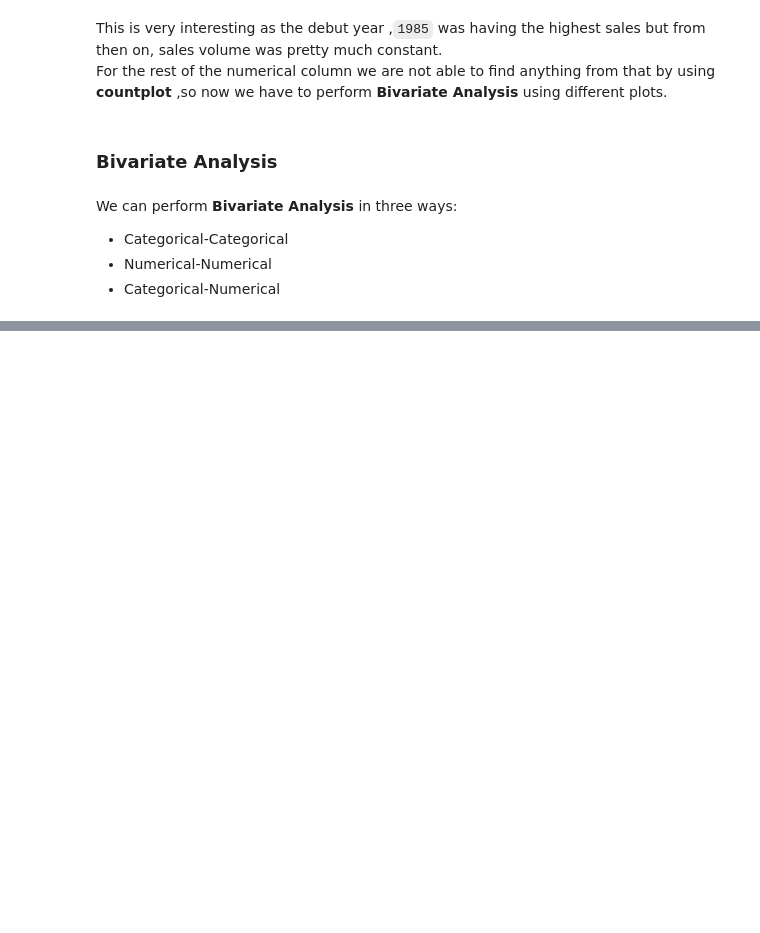
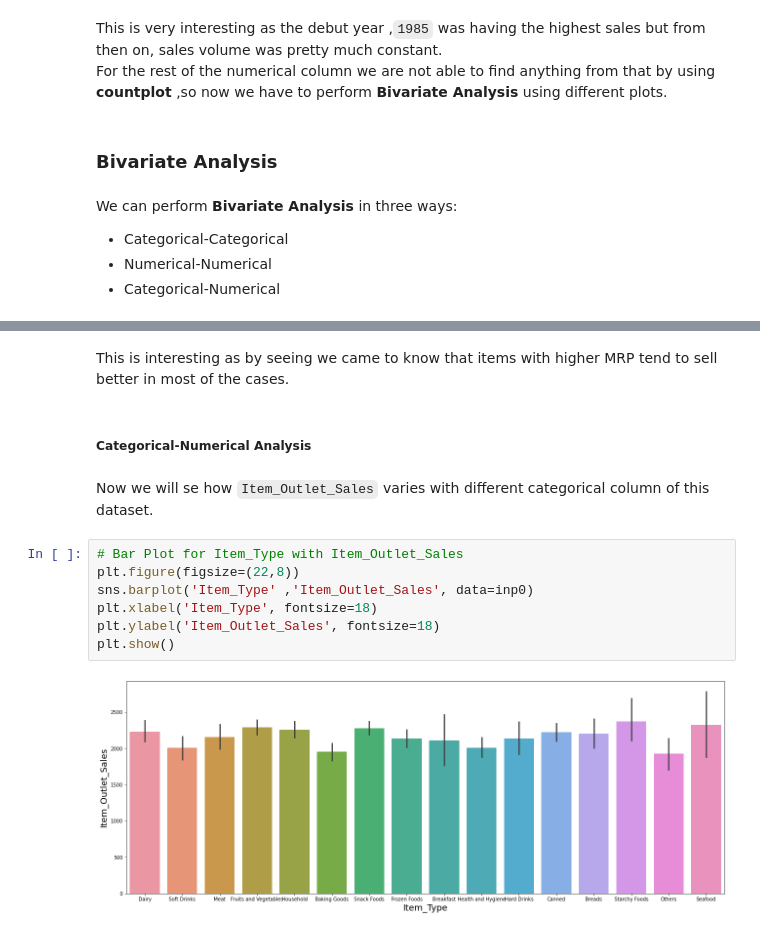
Before and after one commit to RaqeebShaikh12/EDA-BIG-MART-SALES, a Jupyter notebook: EDA_END_TERM_BIG_MART_SALES_(2).ipynb, the cells around one changed output, grey strips where cells are left out. Saved outputs shown, nothing was run; the diff lists cells and outputs as text; blank space fills up the shorter version.

```diff
--- a/EDA_END_TERM_BIG_MART_SALES_(2).ipynb
+++ b/EDA_END_TERM_BIG_MART_SALES_(2).ipynb
@@ -342,0 +380,15 @@ We can perform **Bivariate Analysis** in three ways:
+# %% [markdown]
+This is interesting as by seeing we came to know that items with higher MRP tend to sell better in most of the cases.
+# %% [markdown]
+##### Categorical-Numerical Analysis
+# %% [markdown]
+Now we will se how `Item_Outlet_Sales` varies with different categorical column of this dataset.
+# %%
+# Bar Plot for Item_Type with Item_Outlet_Sales
+plt.figure(figsize=(22,8))
+sns.barplot('Item_Type' ,'Item_Outlet_Sales', data=inp0)
+plt.xlabel('Item_Type', fontsize=18)
+plt.ylabel('Item_Outlet_Sales', fontsize=18)
+plt.show()
+# %% [output]
+[figure, added]
```
Also changed, not shown: parts of 19 cells of this notebook.
